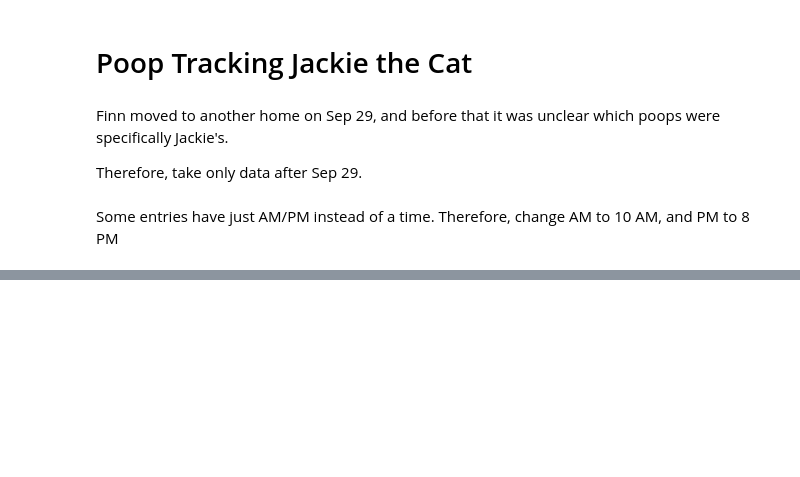
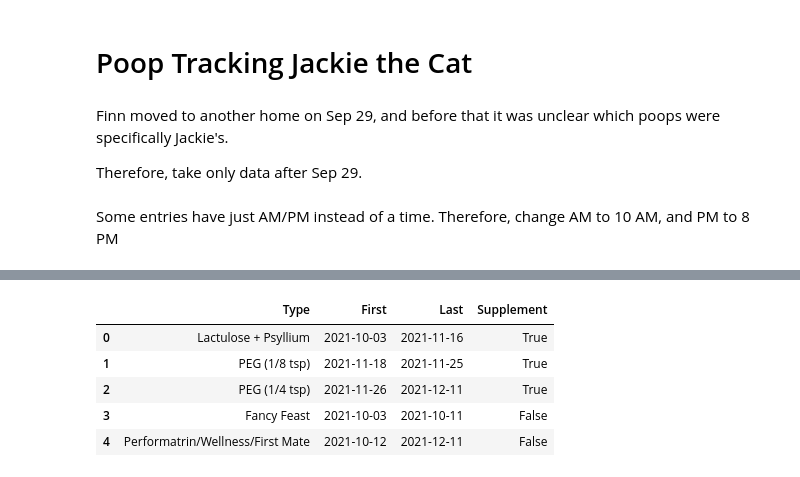
Before and after one commit to andrewKOwong/cat-poo-tracking, a Jupyter notebook: poop_tracking_jackie_the_cat.ipynb, the cells around one changed output, grey strips where cells are left out. Cells and saved outputs as stored; diff of their text form; code cells hidden in the pictures; blank space fills up the shorter version.

```diff
--- a/poop_tracking_jackie_the_cat.ipynb
+++ b/poop_tracking_jackie_the_cat.ipynb
@@ -132,0 +112,9 @@ df[df.date == 'Oct 12']
+# %%
+food_df
+# %% [output]
+|  | Type | First | Last | Supplement |
+| 0 | Lactulose + Psyllium | 2021-10-03 | 2021-11-16 | True |
+| 1 | PEG (1/8 tsp) | 2021-11-18 | 2021-11-25 | True |
+| 2 | PEG (1/4 tsp) | 2021-11-26 | 2021-12-11 | True |
+| 3 | Fancy Feast | 2021-10-03 | 2021-10-11 | False |
+| 4 | Performatrin/Wellness/First Mate | 2021-10-12 | 2021-12-11 | False |
```
Also changed, not shown: parts of 26 cells of this notebook, 3 other files.
